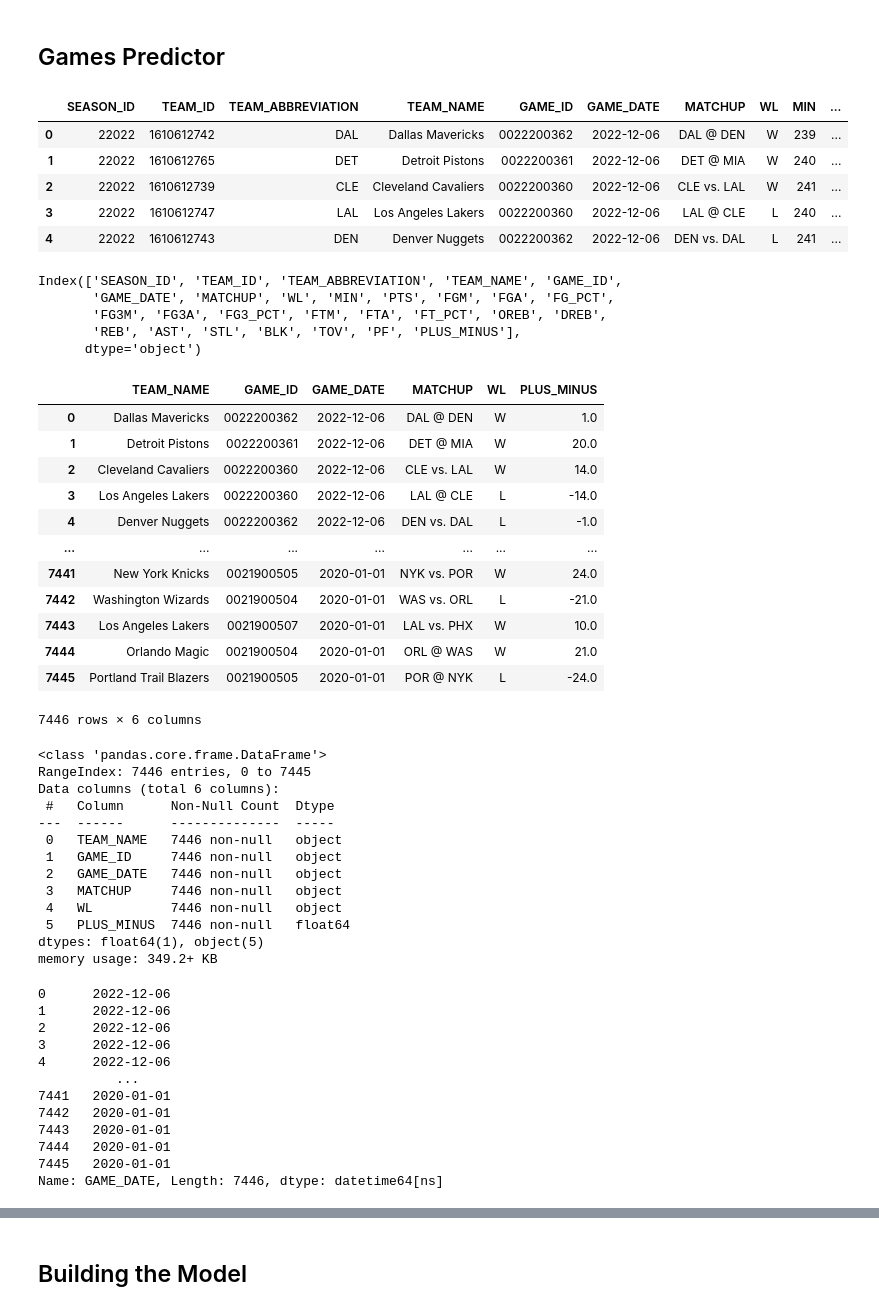
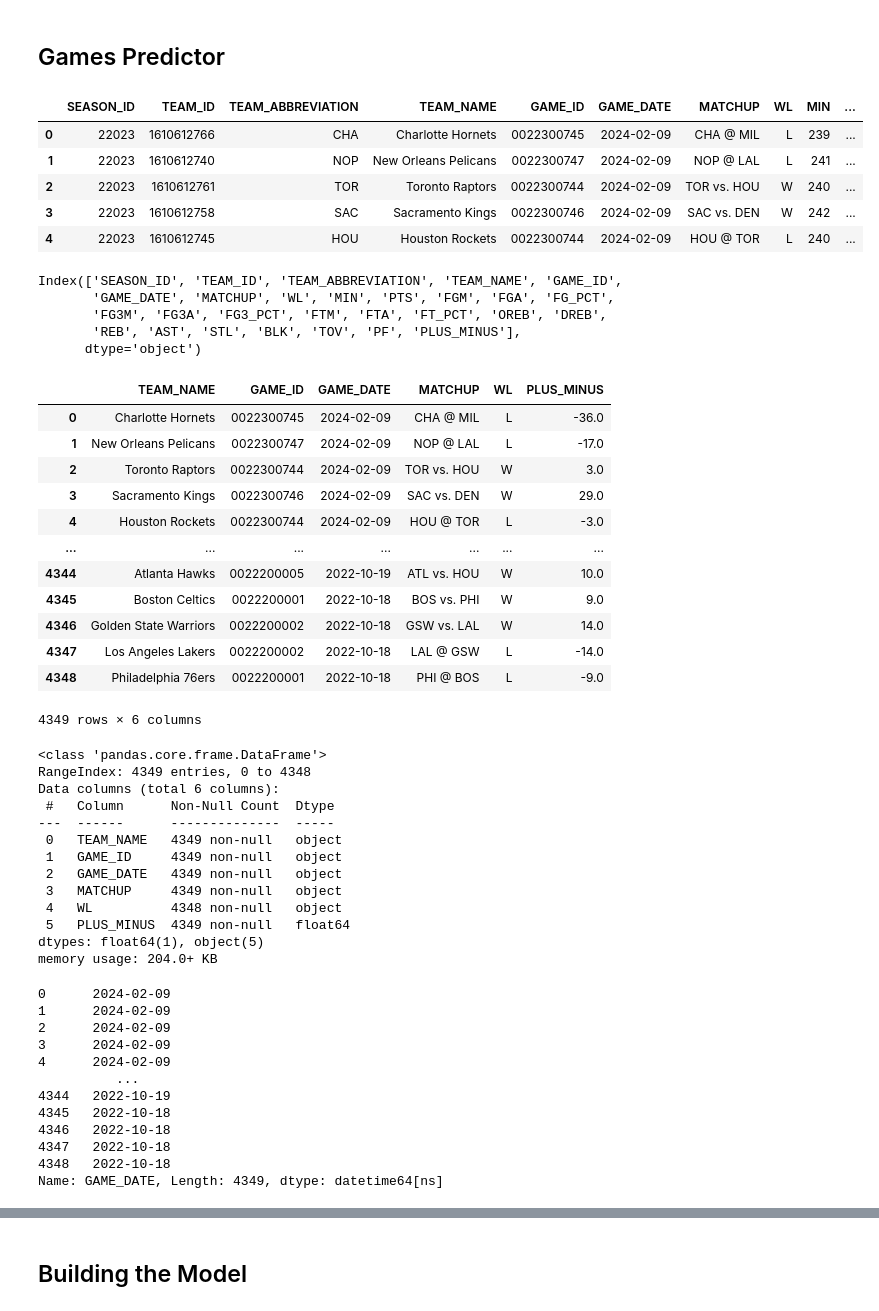
Before and after one commit to pr4deepkumar/NBA-Game-Predictor, a Jupyter notebook: nba_game_predictor.ipynb, the cells around one changed output, grey strips where cells are left out. Cells and saved outputs as stored; diff of their text form; code cells hidden in the pictures.

```diff
--- a/nba_game_predictor.ipynb
+++ b/nba_game_predictor.ipynb
@@ -37,16 +37,16 @@ warnings.filterwarnings(action='ignore')
 ## Games Predictor
 # %%
 from nba_api.stats.endpoints import leaguegamefinder
-gamefinder = leaguegamefinder.LeagueGameFinder(date_from_nullable='01/01/2020', league_id_nullable='00')
+gamefinder = leaguegamefinder.LeagueGameFinder(date_from_nullable="10/18/2022",league_id_nullable="00")
 games = gamefinder.get_data_frames()[0]
 games.head()
 # %% [output]
 |  | SEASON_ID | TEAM_ID | TEAM_ABBREVIATION | TEAM_NAME | GAME_ID | GAME_DATE | MATCHUP | WL | MIN | ... |
-| 0 | 22022 | 1610612742 | DAL | Dallas Mavericks | 0022200362 | 2022-12-06 | DAL @ DEN | W | 239 | ... |
-| 1 | 22022 | 1610612765 | DET | Detroit Pistons | 0022200361 | 2022-12-06 | DET @ MIA | W | 240 | ... |
-| 2 | 22022 | 1610612739 | CLE | Cleveland Cavaliers | 0022200360 | 2022-12-06 | CLE vs. LAL | W | 241 | ... |
-| 3 | 22022 | 1610612747 | LAL | Los Angeles Lakers | 0022200360 | 2022-12-06 | LAL @ CLE | L | 240 | ... |
-| 4 | 22022 | 1610612743 | DEN | Denver Nuggets | 0022200362 | 2022-12-06 | DEN vs. DAL | L | 241 | ... |
+| 0 | 22023 | 1610612766 | CHA | Charlotte Hornets | 0022300745 | 2024-02-09 | CHA @ MIL | L | 239 | ... |
+| 1 | 22023 | 1610612740 | NOP | New Orleans Pelicans | 0022300747 | 2024-02-09 | NOP @ LAL | L | 241 | ... |
+| 2 | 22023 | 1610612761 | TOR | Toronto Raptors | 0022300744 | 2024-02-09 | TOR vs. HOU | W | 240 | ... |
+| 3 | 22023 | 1610612758 | SAC | Sacramento Kings | 0022300746 | 2024-02-09 | SAC vs. DEN | W | 242 | ... |
+| 4 | 22023 | 1610612745 | HOU | Houston Rockets | 0022300744 | 2024-02-09 | HOU @ TOR | L | 240 | ... |
 # %%
 games.columns
 # %% [output]
@@ -61,51 +61,51 @@ games = games[['TEAM_NAME', 'GAME_ID', 'GAME_DATE', 'MATCHUP', 'WL', 'PLUS_MINUS
 games
 # %% [output]
 |  | TEAM_NAME | GAME_ID | GAME_DATE | MATCHUP | WL | PLUS_MINUS |
-| 0 | Dallas Mavericks | 0022200362 | 2022-12-06 | DAL @ DEN | W | 1.0 |
-| 1 | Detroit Pistons | 0022200361 | 2022-12-06 | DET @ MIA | W | 20.0 |
-| 2 | Cleveland Cavaliers | 0022200360 | 2022-12-06 | CLE vs. LAL | W | 14.0 |
-| 3 | Los Angeles Lakers | 0022200360 | 2022-12-06 | LAL @ CLE | L | -14.0 |
-| 4 | Denver Nuggets | 0022200362 | 2022-12-06 | DEN vs. DAL | L | -1.0 |
+| 0 | Charlotte Hornets | 0022300745 | 2024-02-09 | CHA @ MIL | L | -36.0 |
+| 1 | New Orleans Pelicans | 0022300747 | 2024-02-09 | NOP @ LAL | L | -17.0 |
+| 2 | Toronto Raptors | 0022300744 | 2024-02-09 | TOR vs. HOU | W | 3.0 |
+| 3 | Sacramento Kings | 0022300746 | 2024-02-09 | SAC vs. DEN | W | 29.0 |
+| 4 | Houston Rockets | 0022300744 | 2024-02-09 | HOU @ TOR | L | -3.0 |
 | ... | ... | ... | ... | ... | ... | ... |
-| 7441 | New York Knicks | 0021900505 | 2020-01-01 | NYK vs. POR | W | 24.0 |
-| 7442 | Washington Wizards | 0021900504 | 2020-01-01 | WAS vs. ORL | L | -21.0 |
-| 7443 | Los Angeles Lakers | 0021900507 | 2020-01-01 | LAL vs. PHX | W | 10.0 |
-| 7444 | Orlando Magic | 0021900504 | 2020-01-01 | ORL @ WAS | W | 21.0 |
-| 7445 | Portland Trail Blazers | 0021900505 | 2020-01-01 | POR @ NYK | L | -24.0 |
+| 4344 | Atlanta Hawks | 0022200005 | 2022-10-19 | ATL vs. HOU | W | 10.0 |
+| 4345 | Boston Celtics | 0022200001 | 2022-10-18 | BOS vs. PHI | W | 9.0 |
+| 4346 | Golden State Warriors | 0022200002 | 2022-10-18 | GSW vs. LAL | W | 14.0 |
+| 4347 | Los Angeles Lakers | 0022200002 | 2022-10-18 | LAL @ GSW | L | -14.0 |
+| 4348 | Philadelphia 76ers | 0022200001 | 2022-10-18 | PHI @ BOS | L | -9.0 |
-7446 rows × 6 columns
+4349 rows × 6 columns
 # %%
 games.info()
 # %% [output]
 <class 'pandas.core.frame.DataFrame'>
-RangeIndex: 7446 entries, 0 to 7445
+RangeIndex: 4349 entries, 0 to 4348
 Data columns (total 6 columns):
  #   Column      Non-Null Count  Dtype
 ---  ------      --------------  -----
- 0   TEAM_NAME   7446 non-null   object
- 1   GAME_ID     7446 non-null   object
- 2   GAME_DATE   7446 non-null   object
- 3   MATCHUP     7446 non-null   object
- 4   WL          7446 non-null   object
- 5   PLUS_MINUS  7446 non-null   float64
+ 0   TEAM_NAME   4349 non-null   object
+ 1   GAME_ID     4349 non-null   object
+ 2   GAME_DATE   4349 non-null   object
+ 3   MATCHUP     4349 non-null   object
+ 4   WL          4348 non-null   object
+ 5   PLUS_MINUS  4349 non-null   float64
 dtypes: float64(1), object(5)
-memory usage: 349.2+ KB
+memory usage: 204.0+ KB
 # %%
 games['GAME_DATE'] = pd.to_datetime(games['GAME_DATE'])
 # %%
 games['GAME_DATE']
 # %% [output]
-0      2022-12-06
-1      2022-12-06
-2      2022-12-06
-3      2022-12-06
-4      2022-12-06
+0      2024-02-09
+1      2024-02-09
+2      2024-02-09
+3      2024-02-09
+4      2024-02-09
           ...
-7441   2020-01-01
-7442   2020-01-01
-7443   2020-01-01
-7444   2020-01-01
-7445   2020-01-01
-Name: GAME_DATE, Length: 7446, dtype: datetime64[ns]
+4344   2022-10-19
+4345   2022-10-18
+4346   2022-10-18
+4347   2022-10-18
+4348   2022-10-18
+Name: GAME_DATE, Length: 4349, dtype: datetime64[ns]
 # %%
 games = games.sort_values('GAME_DATE')
 games
```
Also changed, not shown: parts of 25 cells of this notebook, 3 other files.
